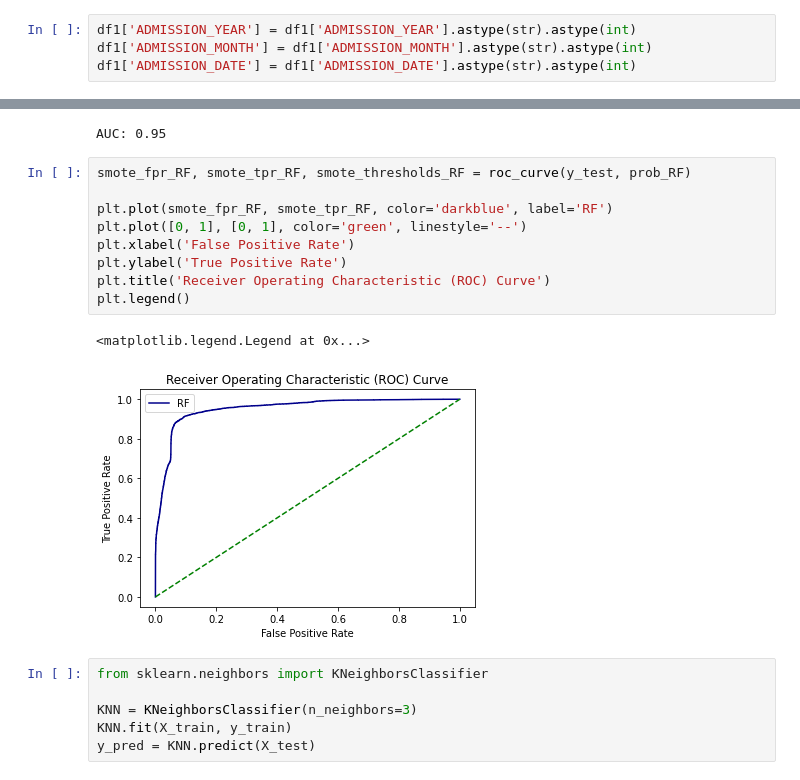
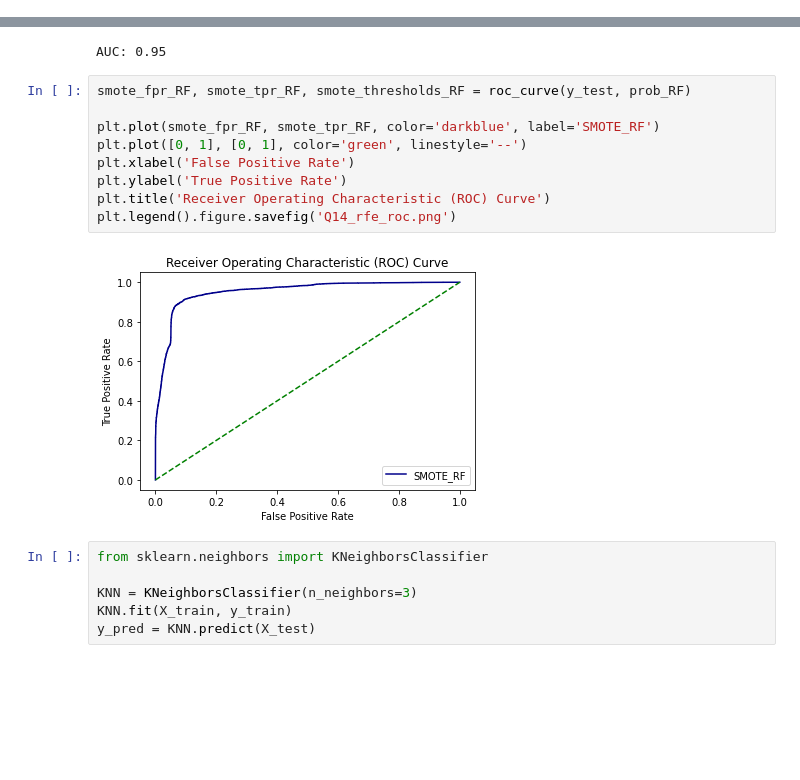
Before and after one commit to bashketchum02/Data-Mining-1, a Jupyter notebook: DataMining1.ipynb, the cells around one changed output, grey strips where cells are left out. Cells and saved outputs as stored; diff of their text form; blank space fills up the shorter version.

```diff
--- a/DataMining1.ipynb
+++ b/DataMining1.ipynb
@@ -207,10 +207,6 @@ df1.drop(['ADMISSION DATE', 'BIRTHPLACE_LOCATION', 'DATE_OF_FIRST_SYMPTOM', 'DAT
 df1.shape
 # %% [output]
 (51164, 29)
-# %%
-df1['ADMISSION_YEAR'] = df1['ADMISSION_YEAR'].astype(str).astype(int)
-df1['ADMISSION_MONTH'] = df1['ADMISSION_MONTH'].astype(str).astype(int)
-df1['ADMISSION_DATE'] = df1['ADMISSION_DATE'].astype(str).astype(int)
 # %%
 df1.dtypes
 # %% [output]
@@ -887,15 +879,14 @@ AUC: 0.95
 # %%
 smote_fpr_RF, smote_tpr_RF, smote_thresholds_RF = roc_curve(y_test, prob_RF)
 
-plt.plot(smote_fpr_RF, smote_tpr_RF, color='darkblue', label='RF')
+plt.plot(smote_fpr_RF, smote_tpr_RF, color='darkblue', label='SMOTE_RF')
 plt.plot([0, 1], [0, 1], color='green', linestyle='--')
 plt.xlabel('False Positive Rate')
 plt.ylabel('True Positive Rate')
 plt.title('Receiver Operating Characteristic (ROC) Curve')
-plt.legend()
+plt.legend().figure.savefig('Q14_rfe_roc.png')
 # %% [output]
-<matplotlib.legend.Legend at 0x...>
-[figure, old version]
+[figure, new version]
 # %%
 from sklearn.neighbors import KNeighborsClassifier
 
```
Also changed, not shown: parts of 19 cells of this notebook, 15 other files.
